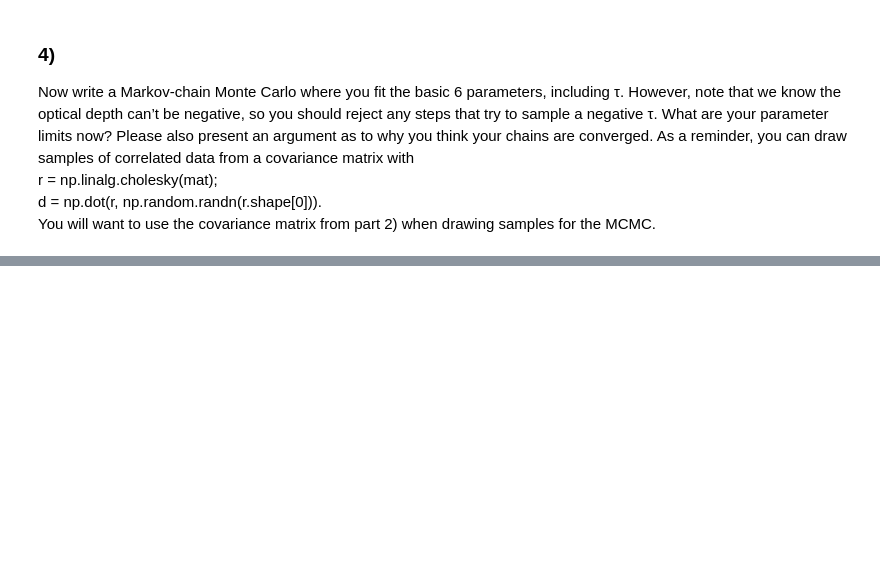
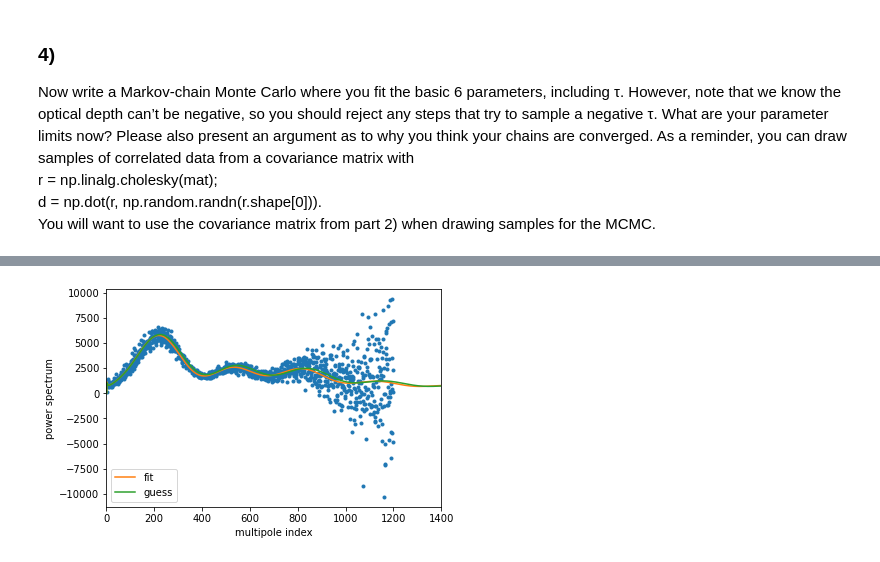
Before and after one commit to eklem1/Phys512_EK, a Jupyter notebook: PS3/3_MCMC.ipynb, the cells around one changed output, grey strips where cells are left out. Cells and saved outputs as stored; diff of their text form; code cells hidden in the pictures; blank space fills up the shorter version.

```diff
--- a/PS3/3_MCMC.ipynb
+++ b/PS3/3_MCMC.ipynb
@@ -138,0 +147,18 @@ for vchain in paths:
+# %%
+# plt.errorbar(wmap[:,0],wmap[:,1],wmap[:,2],fmt='*', alpha=0.1)
+plt.plot(wmap[:,0],wmap[:,1],'.')
+
+cmb_newfit=wmap_camb_example.get_spectrum(pars_new)
+cmb_old=wmap_camb_example.get_spectrum(pars_old)
+
+plt.plot(cmb_newfit, label="fit")
+plt.plot(cmb_old, label="guess")
+
+plt.xlabel("multipole index")
+plt.ylabel("power spectrum")
+plt.xlim(0, 1400)
+plt.legend()
+
+plt.show()
+# %% [output]
+[figure, added]
```
Also changed, not shown: parts of 13 cells of this notebook, 1 other file.
